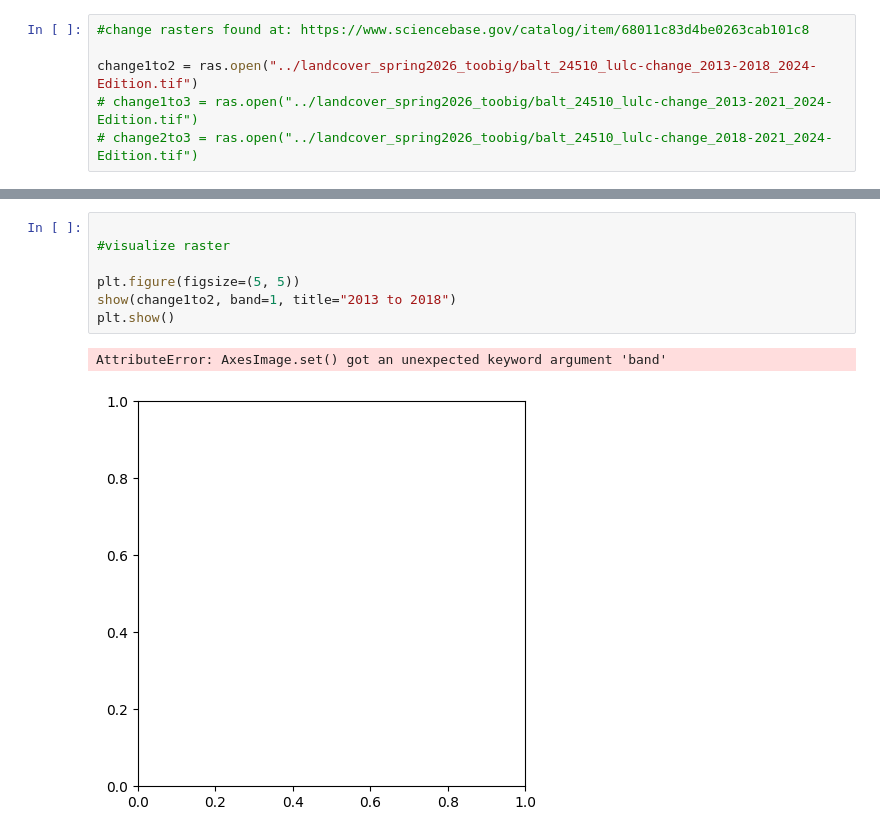
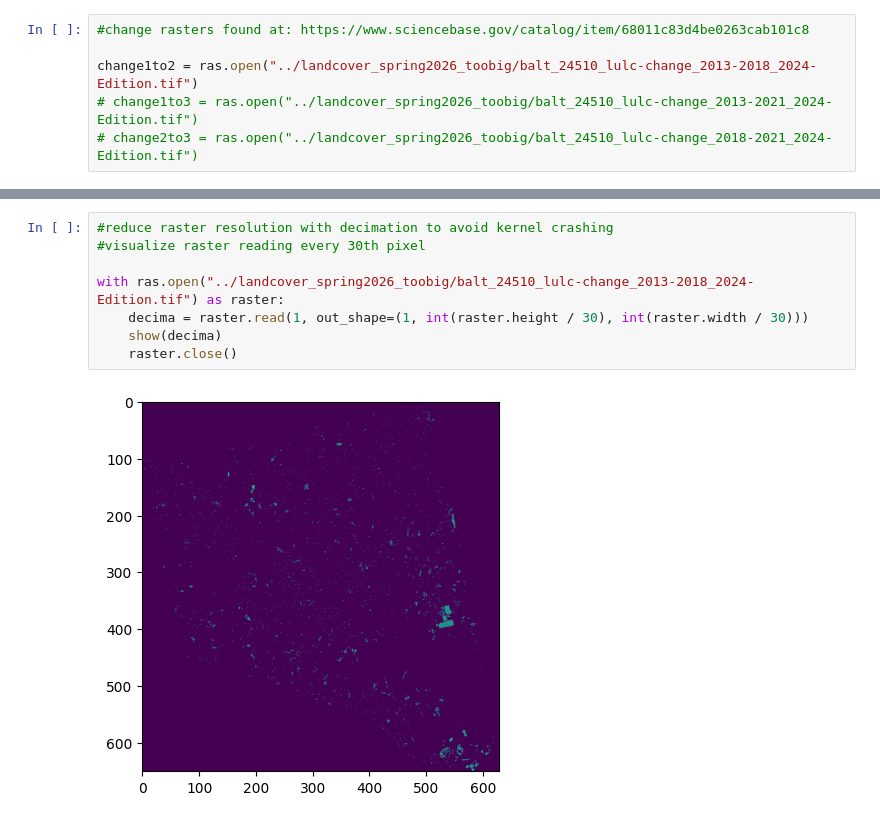
Before and after one commit to mosiahmaddox-tech/landcover_spring2026, a Jupyter notebook: landcover_01.ipynb, the cells around one changed output, grey strips where cells are left out. Saved outputs shown, nothing was run; the diff lists cells and outputs as text.

Commit message:
Edits to visualize the LULC change from 2013 to 2018
The resolution was reduced to successfully plot the raster because the kernel would crash while plotting otherwise

```diff
--- a/landcover_01.ipynb
+++ b/landcover_01.ipynb
@@ -39,10 +37,10 @@ array([[0, 0, 0, ..., 0, 0, 0],
-# %%
-
-#visualize raster
-
-plt.figure(figsize=(5, 5))
-show(change1to2, band=1, title="2013 to 2018")
-plt.show()
-# %% [output]
-AttributeError: AxesImage.set() got an unexpected keyword argument 'band'
-[figure, removed]
+# %%
+#reduce raster resolution with decimation to avoid kernel crashing
+#visualize raster reading every 30th pixel
+
+with ras.open("../landcover_spring2026_toobig/balt_24510_lulc-change_2013-2018_2024-Edition.tif") as raster:
+    decima = raster.read(1, out_shape=(1, int(raster.height / 30), int(raster.width / 30)))
+    show(decima)
+    raster.close()
+# %% [output]
+[figure, added]
```
Also changed, not shown: parts of 4 cells of this notebook.
